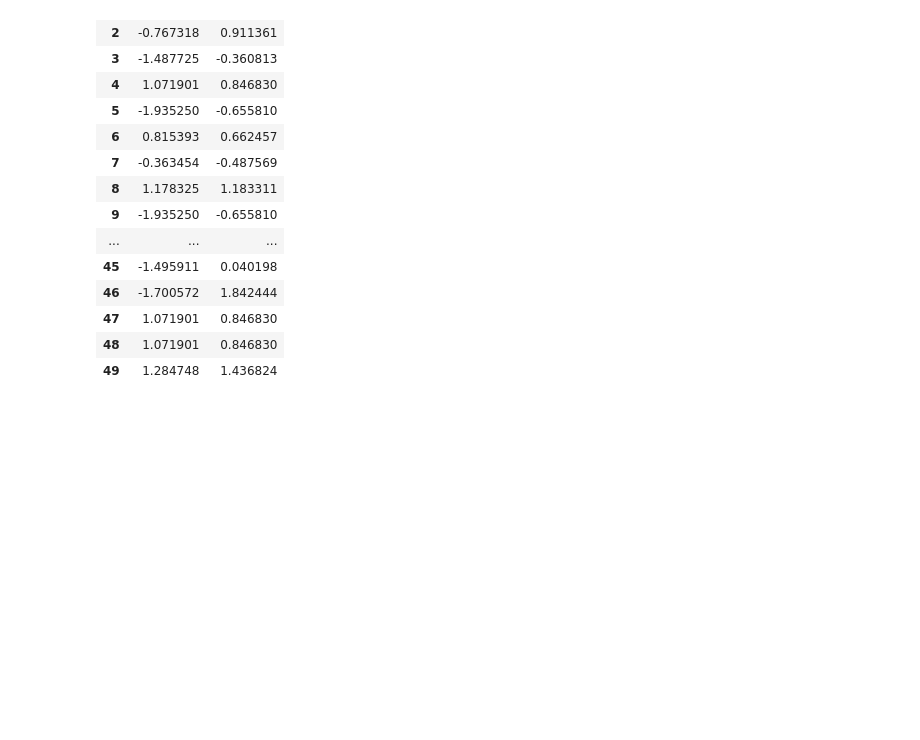
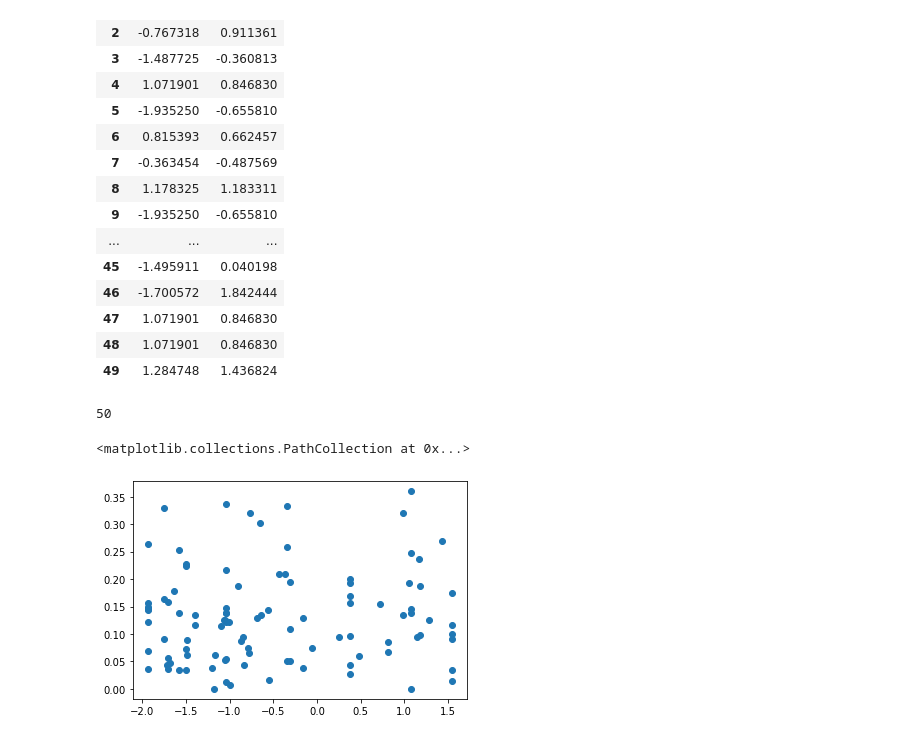
Before and after one commit to Tibor-Krols/CogSci2-Spotify, a Jupyter notebook: lyrics_model.ipynb, the cells around one changed output. Saved outputs shown, nothing was run; the diff lists cells and outputs as text; code cells hidden in the pictures; blank space fills up the shorter version.

Commit message:
experimenting with lyrics modelling and correlations

```diff
--- a/lyrics_model.ipynb
+++ b/lyrics_model.ipynb
@@ -2,7 +2,7 @@
 import pandas as pd
 # %%
 data = pd.read_csv('merged_cleaned_validation.csv', delimiter = ',')
-tester = data['lyrics_cleaned'][:50]
+tester = data['lyrics_cleaned'][:100]
 # %%
 from git import Repo
 from pathlib import Path
@@ -106,3 +98,12 @@ data[['y_valence', 'y_arousal']][:50]
 | 47 | 1.071901 | 0.846830 |
 | 48 | 1.071901 | 0.846830 |
 | 49 | 1.284748 | 1.436824 |
+# %%
+polarity_list = []
+
+for i,song in enumerate(tester):
+    polarity_list.append(analyzer.polarity_scores(tester.iloc[i]))
+# %%
+polarity_list_compound = []
+for dict in polarity_list:
+    polarity_list_compound.append(dict['pos'])
@@ -108,0 +114,9 @@ data[['y_valence', 'y_arousal']][:50]
+# %%
+len(polarity_list_compound)
+# %% [output]
+50
+# %%
+plt.scatter(np.array(data[['y_valence']][:100]), np.array(polarity_list_compound))
+# %% [output]
+<matplotlib.collections.PathCollection at 0x...>
+[figure, added]
```
Also changed, not shown: parts of 9 cells of this notebook.
